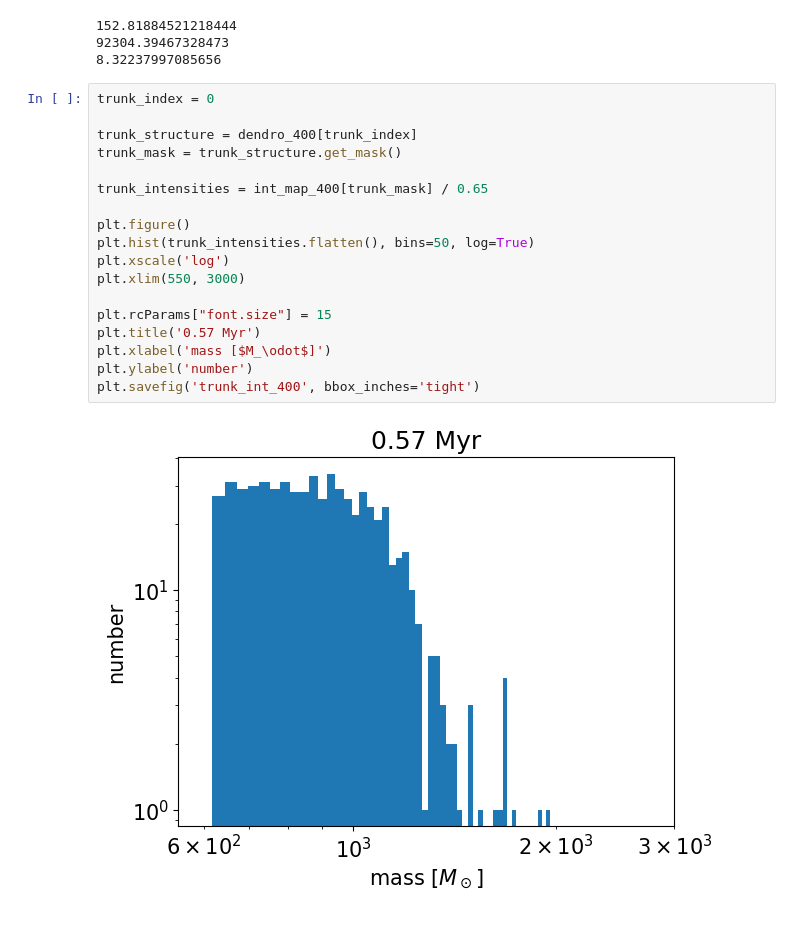
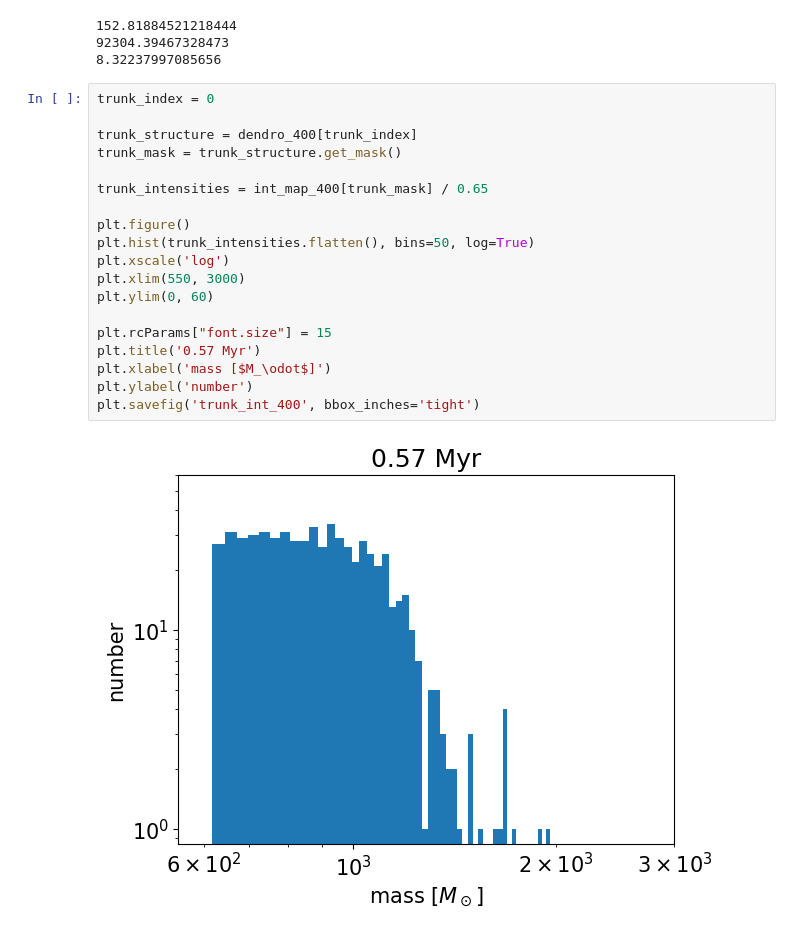
Before and after one commit to kotora260/StarGen, a Jupyter notebook: dendro2D_400.ipynb, the cells around one changed output. Saved outputs shown, nothing was run; the diff lists cells and outputs as text.

```diff
--- a/dendro2D_400.ipynb
+++ b/dendro2D_400.ipynb
@@ -531,20 +531,21 @@ print(inner_vir_ave)
 # %%
 trunk_index = 0
 
 trunk_structure = dendro_400[trunk_index]
 trunk_mask = trunk_structure.get_mask()
 
 trunk_intensities = int_map_400[trunk_mask] / 0.65
 
 plt.figure()
 plt.hist(trunk_intensities.flatten(), bins=50, log=True)
 plt.xscale('log')
 plt.xlim(550, 3000)
+plt.ylim(0, 60)
 
 plt.rcParams["font.size"] = 15
 plt.title('0.57 Myr')
 plt.xlabel('mass [$M_\odot$]')
 plt.ylabel('number')
 plt.savefig('trunk_int_400', bbox_inches='tight')
 # %% [output]
-[figure, old version]
+[figure, new version]
```
Also changed, not shown: 7 other files.
